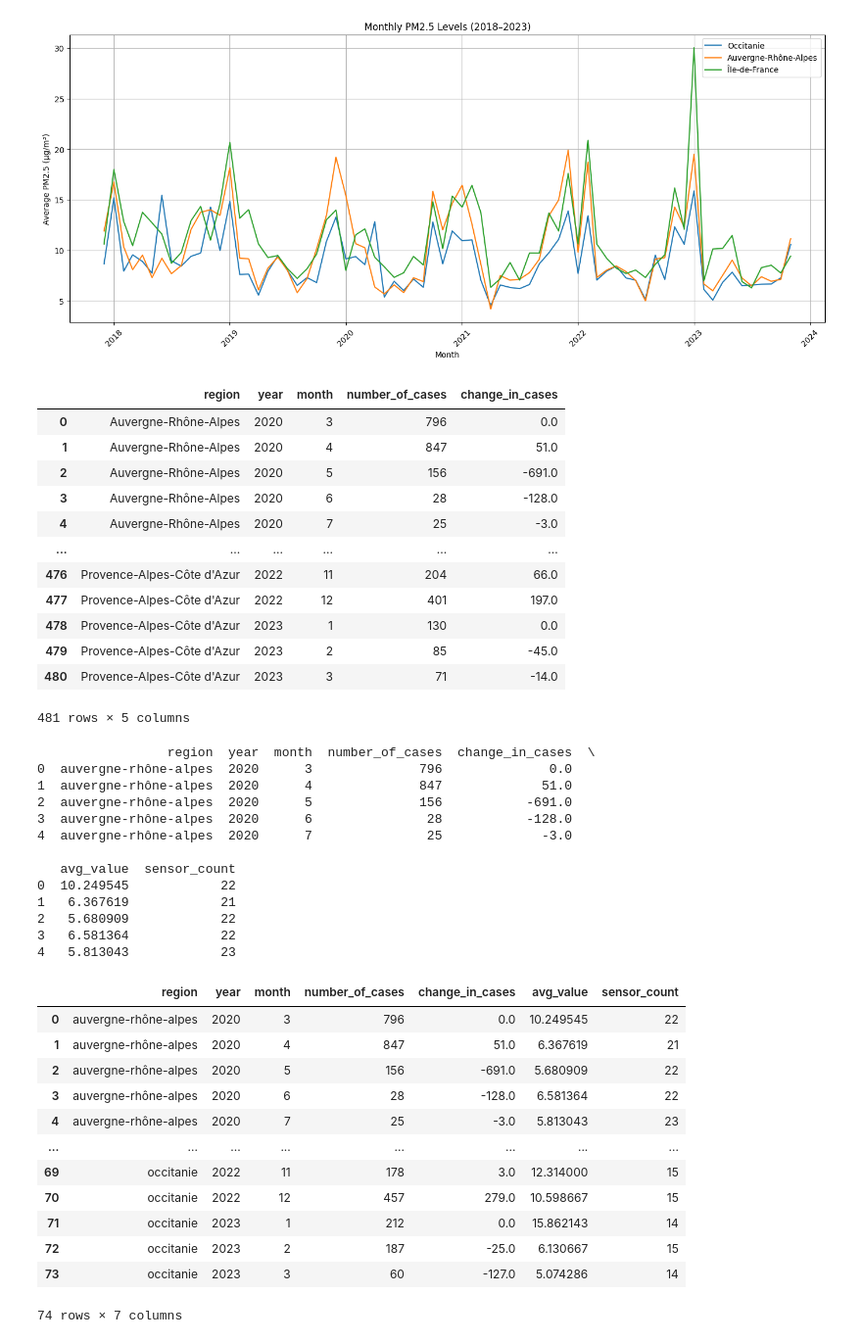
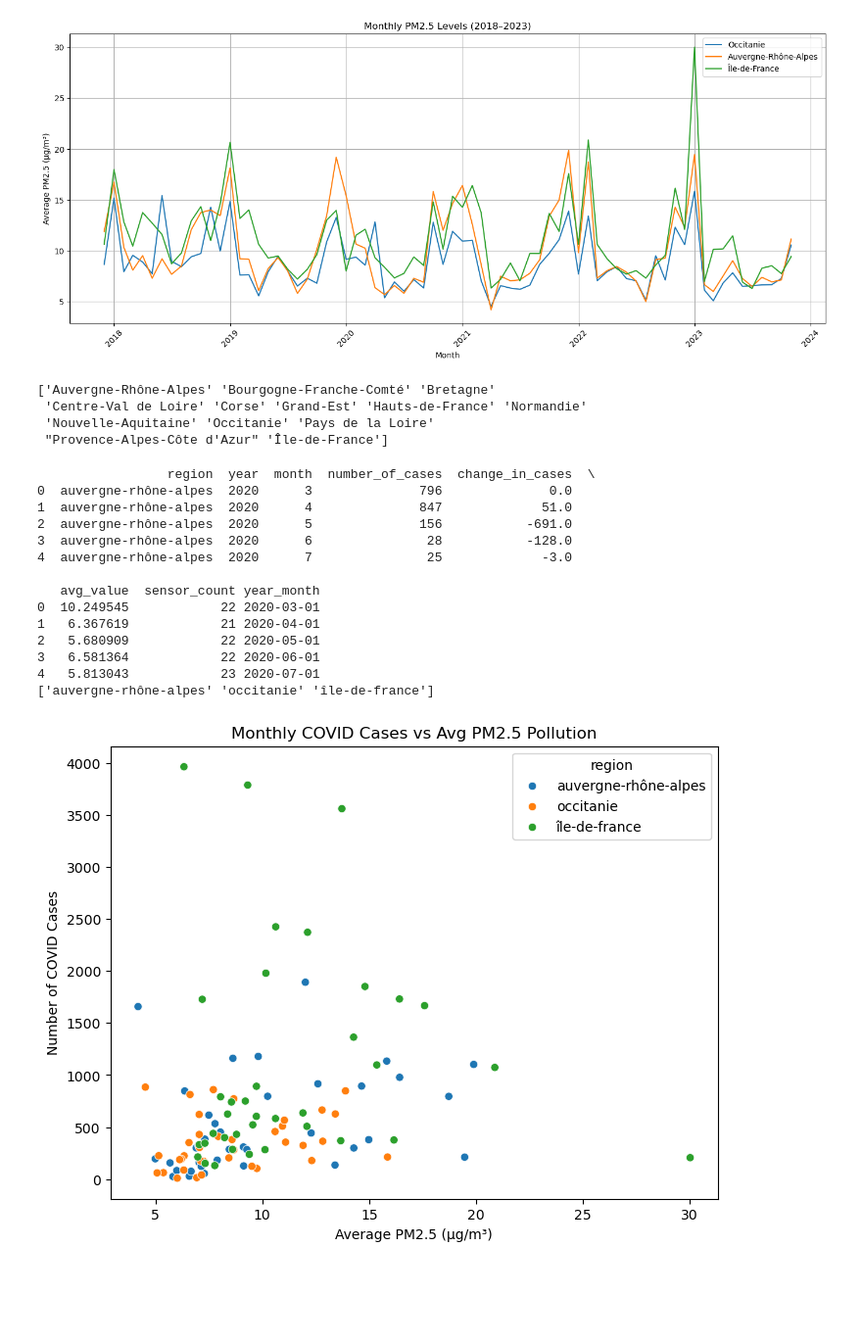
Before and after one commit to TamaraMeliora/Project1_FreshAir, a Jupyter notebook: main_2_merged.ipynb, the cells around one changed output. Shown: that part at 98% size. Drawn from its saved outputs; the diff is of its cells as text; code cells hidden in the pictures; blank space fills up the shorter version.

Commit message:
fixed issue with region name in covid case df

```diff
--- a/main_2_merged.ipynb
+++ b/main_2_merged.ipynb
@@ -306,6 +306,10 @@ def load_and_clean_data(filepath):
         'incid_rea': 'number_of_cases'
     })
     df = df.drop(columns=['numReg'])
+    return df
+
+def fix_region_names(df):
+    df.loc[df['region'] == 'Ile-de-France', 'region'] = 'Île-de-France'
     return df
 
 def filter_mainland_regions(df):
@@ -342,8 +346,10 @@ def main():
     cases_france = filter_mainland_regions(cases_france)
     cases_france = add_time_columns(cases_france)
 
+    monthly_cases = fix_region_names(cases_france)
     monthly_cases = compute_monthly_cases(cases_france)
     monthly_cases = compute_monthly_changes(monthly_cases)
+
 
     return cases_france, monthly_cases
 
@@ -351,20 +357,12 @@ cases_france, monthly_cases = main()
 
 cases_france
 monthly_cases
+print(monthly_cases['region'].unique())
 # %% [output]
-|  | region | year | month | number_of_cases | change_in_cases |
-| 0 | Auvergne-Rhône-Alpes | 2020 | 3 | 796 | 0.0 |
-| 1 | Auvergne-Rhône-Alpes | 2020 | 4 | 847 | 51.0 |
-| 2 | Auvergne-Rhône-Alpes | 2020 | 5 | 156 | -691.0 |
-| 3 | Auvergne-Rhône-Alpes | 2020 | 6 | 28 | -128.0 |
-| 4 | Auvergne-Rhône-Alpes | 2020 | 7 | 25 | -3.0 |
-| ... | ... | ... | ... | ... | ... |
-| 476 | Provence-Alpes-Côte d'Azur | 2022 | 11 | 204 | 66.0 |
-| 477 | Provence-Alpes-Côte d'Azur | 2022 | 12 | 401 | 197.0 |
-| 478 | Provence-Alpes-Côte d'Azur | 2023 | 1 | 130 | 0.0 |
-| 479 | Provence-Alpes-Côte d'Azur | 2023 | 2 | 85 | -45.0 |
-| 480 | Provence-Alpes-Côte d'Azur | 2023 | 3 | 71 | -14.0 |
-481 rows × 5 columns
+['Auvergne-Rhône-Alpes' 'Bourgogne-Franche-Comté' 'Bretagne'
+ 'Centre-Val de Loire' 'Corse' 'Grand-Est' 'Hauts-de-France' 'Normandie'
+ 'Nouvelle-Aquitaine' 'Occitanie' 'Pays de la Loire'
+ "Provence-Alpes-Côte d'Azur" 'Île-de-France']
 # %%
 
 monthly_cases['region'] = monthly_cases['region'].str.lower().str.strip()
@@ -380,6 +378,8 @@ merged_df = pd.merge(
 print(merged_df.head())
 
 merged_df
+
+print(merged_df['region'].unique())
 # %% [output]
                  region  year  month  number_of_cases  change_in_cases  \
 0  auvergne-rhône-alpes  2020      3              796              0.0
@@ -388,22 +388,23 @@ merged_df
 3  auvergne-rhône-alpes  2020      6               28           -128.0
 4  auvergne-rhône-alpes  2020      7               25             -3.0
 
-   avg_value  sensor_count
-0  10.249545            22
-1   6.367619            21
-2   5.680909            22
-3   6.581364            22
-4   5.813043            23
+   avg_value  sensor_count year_month
+0  10.249545            22 2020-03-01
+1   6.367619            21 2020-04-01
+2   5.680909            22 2020-05-01
+3   6.581364            22 2020-06-01
+4   5.813043            23 2020-07-01
+['auvergne-rhône-alpes' 'occitanie' 'île-de-france']
-|  | region | year | month | number_of_cases | change_in_cases | avg_value | sensor_count |
-| 0 | auvergne-rhône-alpes | 2020 | 3 | 796 | 0.0 | 10.249545 | 22 |
-| 1 | auvergne-rhône-alpes | 2020 | 4 | 847 | 51.0 | 6.367619 | 21 |
-| 2 | auvergne-rhône-alpes | 2020 | 5 | 156 | -691.0 | 5.680909 | 22 |
-| 3 | auvergne-rhône-alpes | 2020 | 6 | 28 | -128.0 | 6.581364 | 22 |
-| 4 | auvergne-rhône-alpes | 2020 | 7 | 25 | -3.0 | 5.813043 | 23 |
-| ... | ... | ... | ... | ... | ... | ... | ... |
-| 69 | occitanie | 2022 | 11 | 178 | 3.0 | 12.314000 | 15 |
-| 70 | occitanie | 2022 | 12 | 457 | 279.0 | 10.598667 | 15 |
-| 71 | occitanie | 2023 | 1 | 212 | 0.0 | 15.862143 | 14 |
-| 72 | occitanie | 2023 | 2 | 187 | -25.0 | 6.130667 | 15 |
-| 73 | occitanie | 2023 | 3 | 60 | -127.0 | 5.074286 | 14 |
-74 rows × 7 columns
+# %%
+import matplotlib.pyplot as plt
+import seaborn as sns
+
+# Scatter plot COVID cases vs PM2.5 avg
+plt.figure(figsize=(8,6))
+sns.scatterplot(data=merged_df, x='avg_value', y='number_of_cases', hue='region')
+plt.title("Monthly COVID Cases vs Avg PM2.5 Pollution")
+plt.xlabel("Average PM2.5 (µg/m³)")
+plt.ylabel("Number of COVID Cases")
+plt.show()
+# %% [output]
+[figure, added]
```
